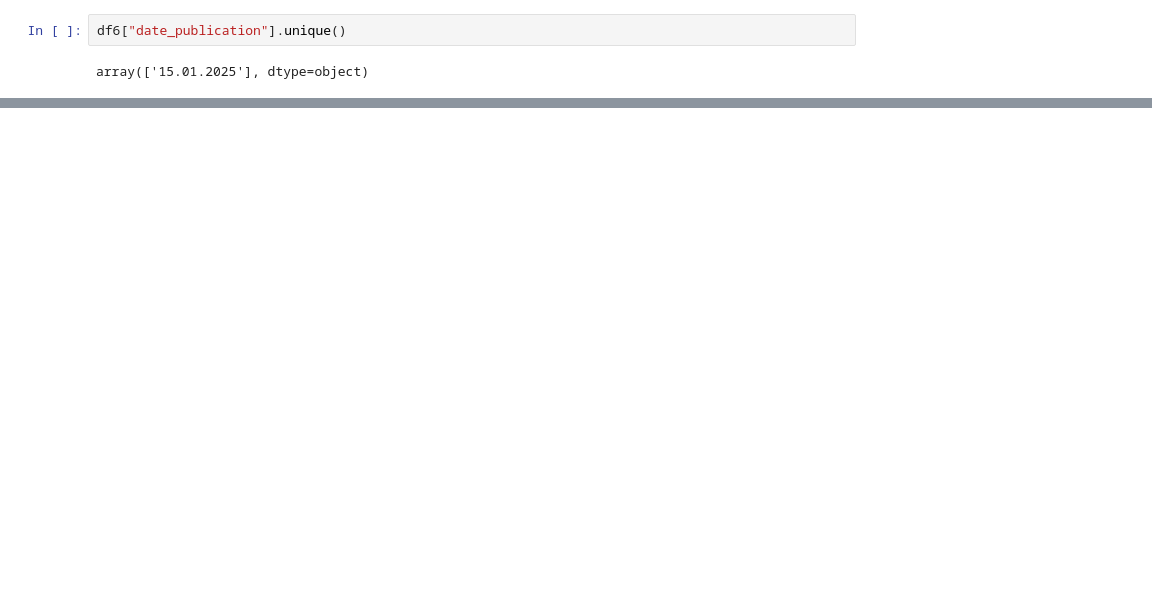
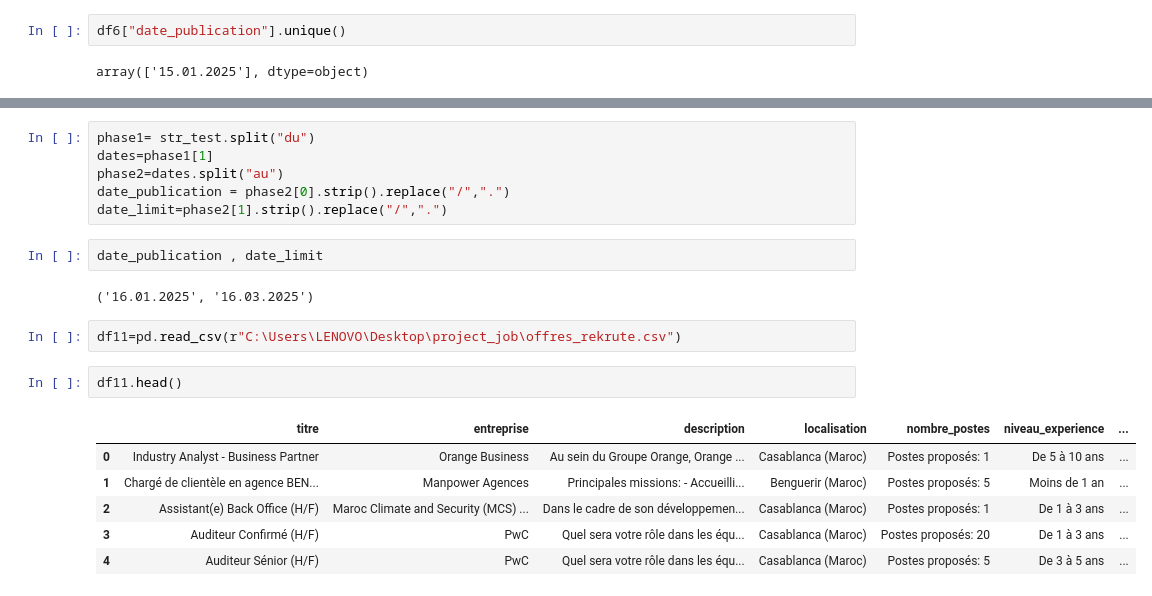
Before and after one commit to abdeladime2003/Job_Recommendation, a Jupyter notebook: tets1.ipynb, the cells around one changed output, grey strips where cells are left out. Cells and saved outputs as stored; diff of their text form; blank space fills up the shorter version.

```diff
--- a/tets1.ipynb
+++ b/tets1.ipynb
@@ -182,0 +265,21 @@ array(['15.01.2025'], dtype=object)
+# %%
+phase1= str_test.split("du")
+dates=phase1[1]
+phase2=dates.split("au")
+date_publication = phase2[0].strip().replace("/",".")
+date_limit=phase2[1].strip().replace("/",".")
+# %%
+date_publication , date_limit
+# %% [output]
+('16.01.2025', '16.03.2025')
+# %%
+df11=pd.read_csv(r"C:\Users\LENOVO\Desktop\project_job\offres_rekrute.csv")
+# %%
+df11.head()
+# %% [output]
+|  | titre | entreprise | description | localisation | nombre_postes | niveau_experience | ... |
+| 0 | Industry Analyst - Business Partner | Orange Business | Au sein du Groupe Orange, Orange ... | Casablanca (Maroc) | Postes proposés: 1 | De 5 à 10 ans | ... |
+| 1 | Chargé de clientèle en agence BEN... | Manpower Agences | Principales missions: - Accueilli... | Benguerir (Maroc) | Postes proposés: 5 | Moins de 1 an | ... |
+| 2 | Assistant(e) Back Office (H/F) | Maroc Climate and Security (MCS) ... | Dans le cadre de son développemen... | Casablanca (Maroc) | Postes proposés: 1 | De 1 à 3 ans | ... |
+| 3 | Auditeur Confirmé (H/F) | PwC | Quel sera votre rôle dans les équ... | Casablanca (Maroc) | Postes proposés: 20 | De 1 à 3 ans | ... |
+| 4 | Auditeur Sénior (H/F) | PwC | Quel sera votre rôle dans les équ... | Casablanca (Maroc) | Postes proposés: 5 | De 3 à 5 ans | ... |
```
Also changed, not shown: parts of 16 cells of this notebook, 7 other files.
